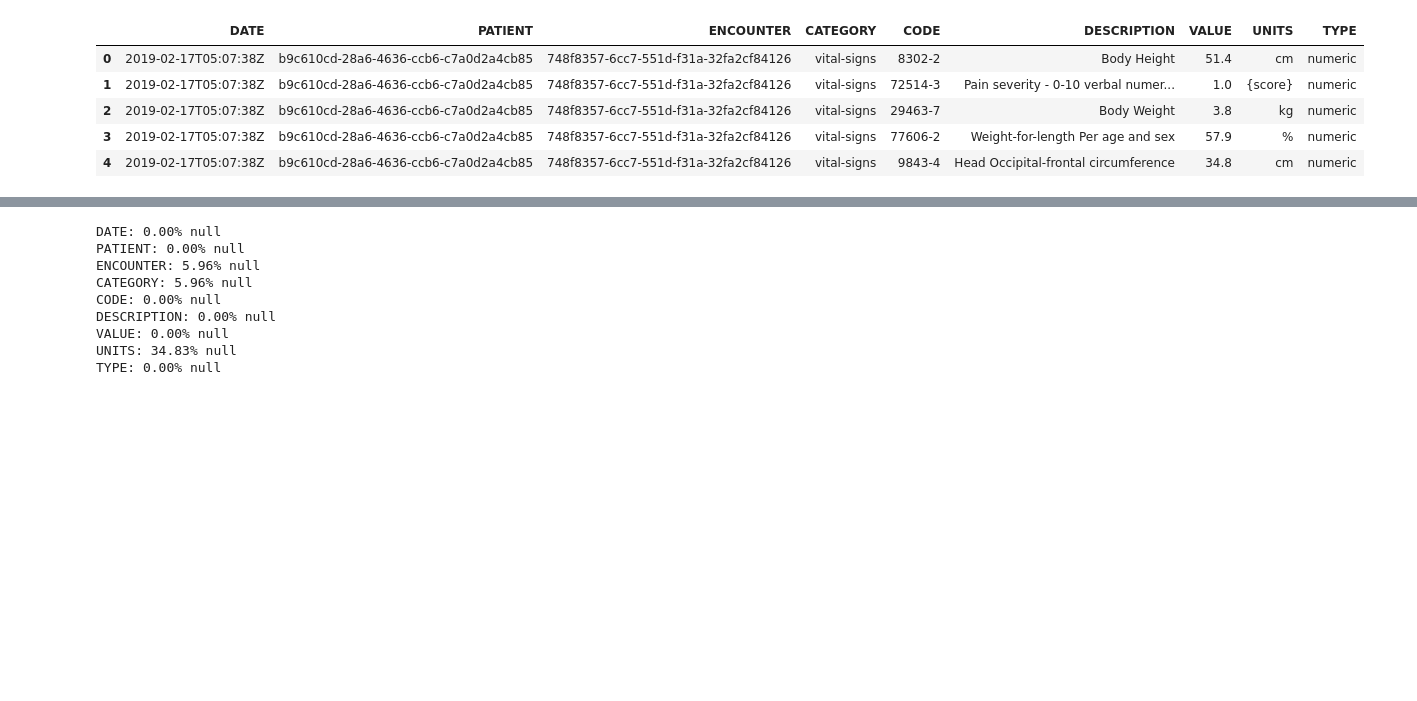
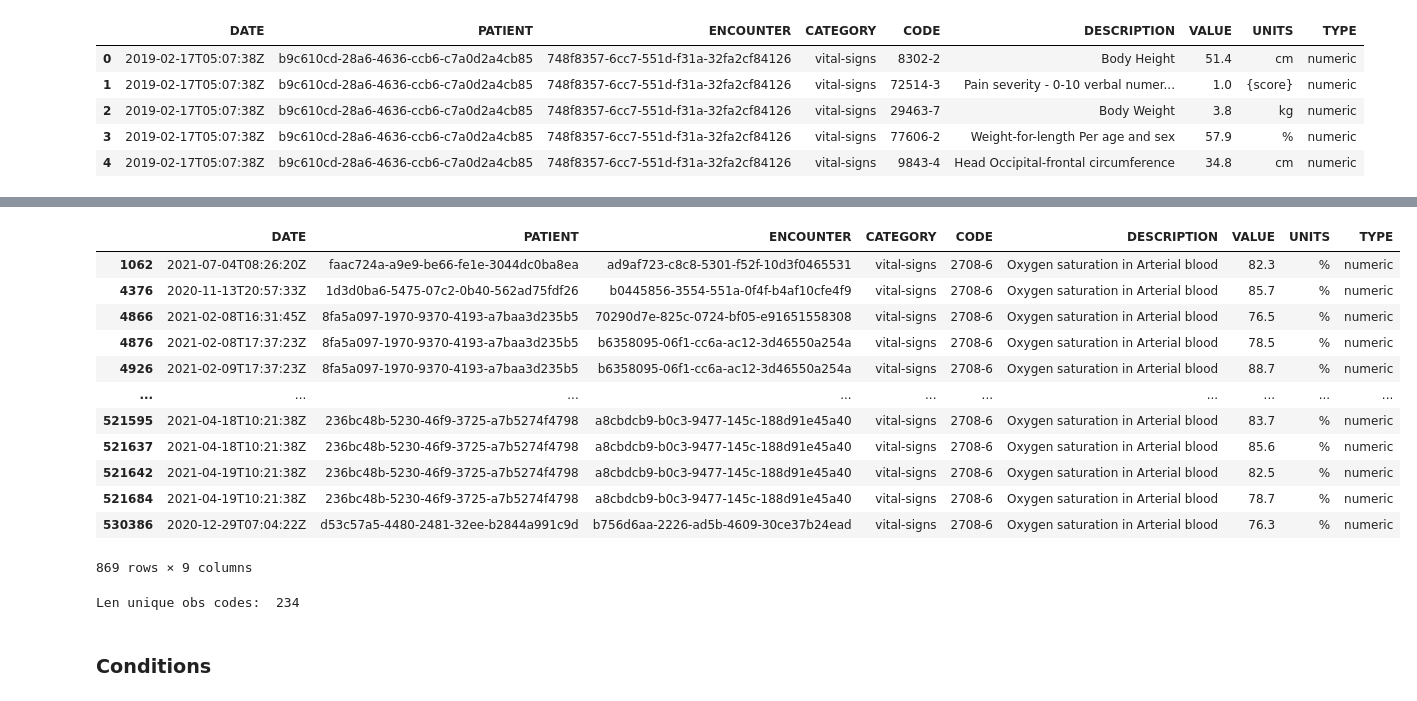
Before and after one commit to wfurlow3/CS230-healthcare, a Jupyter notebook: eda.ipynb, the cells around one changed output, grey strips where cells are left out. Drawn from its saved outputs; the diff is of its cells as text; code cells hidden in the pictures; blank space fills up the shorter version.

```diff
--- a/eda.ipynb
+++ b/eda.ipynb
@@ -46,5 +58,5 @@ encounters.head()
 # %%
-observations = pd.read_csv('data/observations.csv')
+observations = pd.read_csv('data/raw/observations.csv')
 print("Number of observations:", len(observations))
 print(observations.columns)
 observations.head()
@@ -62,17 +118,30 @@ Index(['DATE', 'PATIENT', 'ENCOUNTER', 'CATEGORY', 'CODE', 'DESCRIPTION',
+# %%
+observations[observations["DESCRIPTION"].str.contains("saturation", case=False)]
+# %% [output]
+|  | DATE | PATIENT | ENCOUNTER | CATEGORY | CODE | DESCRIPTION | VALUE | UNITS | TYPE |
+| 1062 | 2021-07-04T08:26:20Z | faac724a-a9e9-be66-fe1e-3044dc0ba8ea | ad9af723-c8c8-5301-f52f-10d3f0465531 | vital-signs | 2708-6 | Oxygen saturation in Arterial blood | 82.3 | % | numeric |
+| 4376 | 2020-11-13T20:57:33Z | 1d3d0ba6-5475-07c2-0b40-562ad75fdf26 | b0445856-3554-551a-0f4f-b4af10cfe4f9 | vital-signs | 2708-6 | Oxygen saturation in Arterial blood | 85.7 | % | numeric |
+| 4866 | 2021-02-08T16:31:45Z | 8fa5a097-1970-9370-4193-a7baa3d235b5 | 70290d7e-825c-0724-bf05-e91651558308 | vital-signs | 2708-6 | Oxygen saturation in Arterial blood | 76.5 | % | numeric |
+| 4876 | 2021-02-08T17:37:23Z | 8fa5a097-1970-9370-4193-a7baa3d235b5 | b6358095-06f1-cc6a-ac12-3d46550a254a | vital-signs | 2708-6 | Oxygen saturation in Arterial blood | 78.5 | % | numeric |
+| 4926 | 2021-02-09T17:37:23Z | 8fa5a097-1970-9370-4193-a7baa3d235b5 | b6358095-06f1-cc6a-ac12-3d46550a254a | vital-signs | 2708-6 | Oxygen saturation in Arterial blood | 88.7 | % | numeric |
+| ... | ... | ... | ... | ... | ... | ... | ... | ... | ... |
+| 521595 | 2021-04-18T10:21:38Z | 236bc48b-5230-46f9-3725-a7b5274f4798 | a8cbdcb9-b0c3-9477-145c-188d91e45a40 | vital-signs | 2708-6 | Oxygen saturation in Arterial blood | 83.7 | % | numeric |
+| 521637 | 2021-04-18T10:21:38Z | 236bc48b-5230-46f9-3725-a7b5274f4798 | a8cbdcb9-b0c3-9477-145c-188d91e45a40 | vital-signs | 2708-6 | Oxygen saturation in Arterial blood | 85.6 | % | numeric |
+| 521642 | 2021-04-19T10:21:38Z | 236bc48b-5230-46f9-3725-a7b5274f4798 | a8cbdcb9-b0c3-9477-145c-188d91e45a40 | vital-signs | 2708-6 | Oxygen saturation in Arterial blood | 82.5 | % | numeric |
+| 521684 | 2021-04-19T10:21:38Z | 236bc48b-5230-46f9-3725-a7b5274f4798 | a8cbdcb9-b0c3-9477-145c-188d91e45a40 | vital-signs | 2708-6 | Oxygen saturation in Arterial blood | 78.7 | % | numeric |
+| 530386 | 2020-12-29T07:04:22Z | d53c57a5-4480-2481-32ee-b2844a991c9d | b756d6aa-2226-ad5b-4609-30ce37b24ead | vital-signs | 2708-6 | Oxygen saturation in Arterial blood | 76.3 | % | numeric |
+869 rows × 9 columns
+# %%
+unique_obs_codes = observations["CODE"].unique()
+print("Len unique obs codes: ", len(unique_obs_codes))
+# %% [output]
+Len unique obs codes:  234
 # %%
 for col in observations.columns:
     null_pct = observations[col].isnull().mean() * 100
     print(f"{col}: {null_pct:.2f}% null")
-# %% [output]
-DATE: 0.00% null
-PATIENT: 0.00% null
-ENCOUNTER: 5.96% null
-CATEGORY: 5.96% null
-CODE: 0.00% null
-DESCRIPTION: 0.00% null
-VALUE: 0.00% null
-UNITS: 34.83% null
-TYPE: 0.00% null
+# %% [markdown]
+### Conditions
 # %%
 conditions = pd.read_csv('data/conditions.csv')
 print("Number of rows in conditions:", len(conditions))
```
Also changed, not shown: parts of 22 cells of this notebook, 14 other files.
